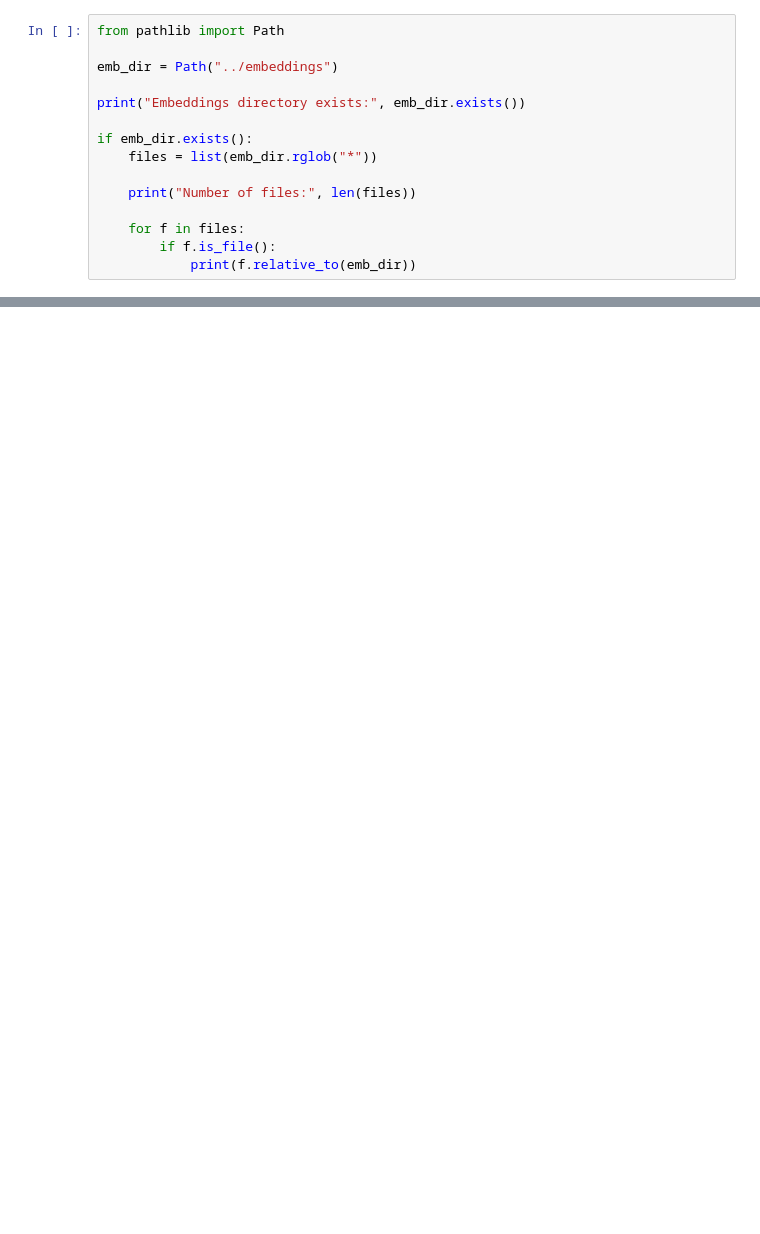
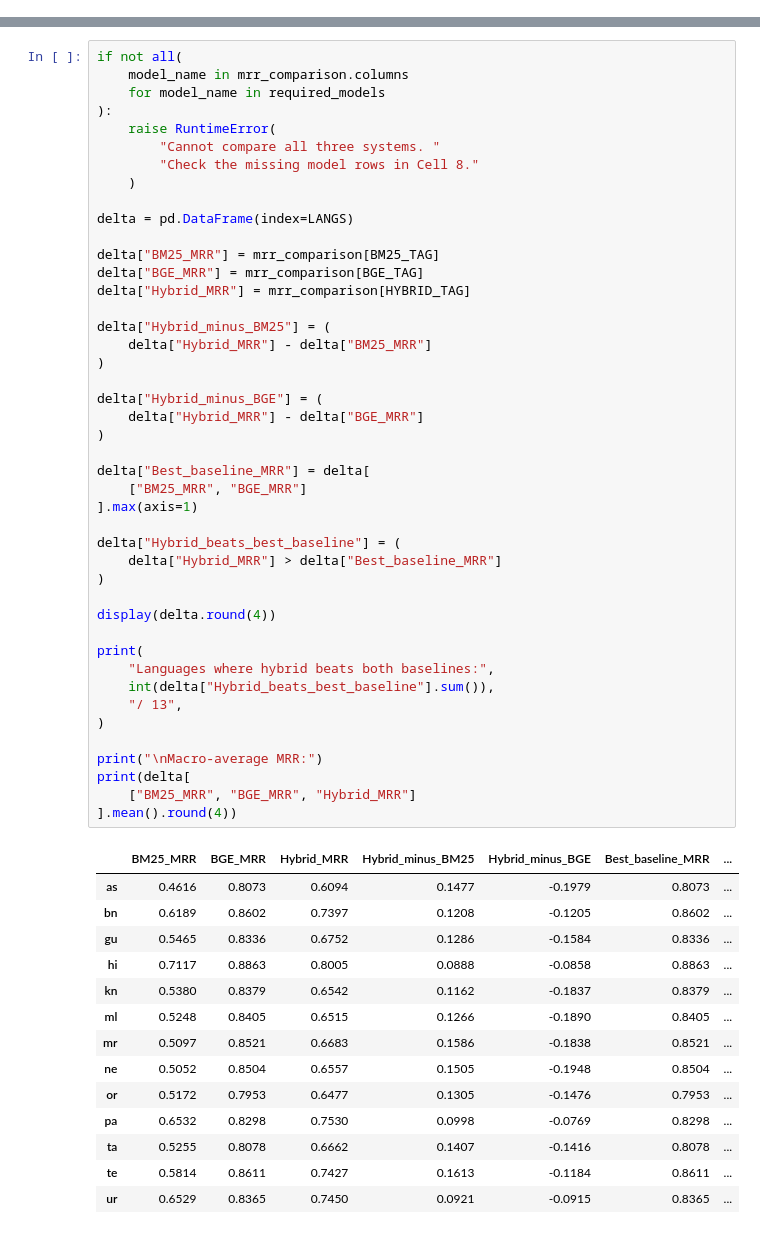
Before and after one commit to iamsan06/multilingual_rag, a Jupyter notebook: baseline/hybrid_rrf.ipynb, the cells around one changed output, grey strips where cells are left out. Cells and saved outputs as stored; diff of their text form; blank space fills up the shorter version.

```diff
--- a/baseline/hybrid_rrf.ipynb
+++ b/baseline/hybrid_rrf.ipynb
@@ -153,15 +0,0 @@ dict_keys(['model', 'language', 'num_queries', 'corpus_size', 'mrr', 'recall@1',
-# %%
-from pathlib import Path
-
-emb_dir = Path("../embeddings")
-
-print("Embeddings directory exists:", emb_dir.exists())
-
-if emb_dir.exists():
-    files = list(emb_dir.rglob("*"))
-
-    print("Number of files:", len(files))
-
-    for f in files:
-        if f.is_file():
-            print(f.relative_to(emb_dir))
@@ -185,0 +532,59 @@ muril_ur_q.npy
+# %%
+if not all(
+    model_name in mrr_comparison.columns
+    for model_name in required_models
+):
+    raise RuntimeError(
+        "Cannot compare all three systems. "
+        "Check the missing model rows in Cell 8."
+    )
+
+delta = pd.DataFrame(index=LANGS)
+
+delta["BM25_MRR"] = mrr_comparison[BM25_TAG]
+delta["BGE_MRR"] = mrr_comparison[BGE_TAG]
+delta["Hybrid_MRR"] = mrr_comparison[HYBRID_TAG]
+
+delta["Hybrid_minus_BM25"] = (
+    delta["Hybrid_MRR"] - delta["BM25_MRR"]
+)
+
+delta["Hybrid_minus_BGE"] = (
+    delta["Hybrid_MRR"] - delta["BGE_MRR"]
+)
+
+delta["Best_baseline_MRR"] = delta[
+    ["BM25_MRR", "BGE_MRR"]
+].max(axis=1)
+
+delta["Hybrid_beats_best_baseline"] = (
+    delta["Hybrid_MRR"] > delta["Best_baseline_MRR"]
+)
+
+display(delta.round(4))
+
+print(
+    "Languages where hybrid beats both baselines:",
+    int(delta["Hybrid_beats_best_baseline"].sum()),
+    "/ 13",
+)
+
+print("\nMacro-average MRR:")
+print(delta[
+    ["BM25_MRR", "BGE_MRR", "Hybrid_MRR"]
+].mean().round(4))
+# %% [output]
+|  | BM25_MRR | BGE_MRR | Hybrid_MRR | Hybrid_minus_BM25 | Hybrid_minus_BGE | Best_baseline_MRR | ... |
+| as | 0.4616 | 0.8073 | 0.6094 | 0.1477 | -0.1979 | 0.8073 | ... |
+| bn | 0.6189 | 0.8602 | 0.7397 | 0.1208 | -0.1205 | 0.8602 | ... |
+| gu | 0.5465 | 0.8336 | 0.6752 | 0.1286 | -0.1584 | 0.8336 | ... |
+| hi | 0.7117 | 0.8863 | 0.8005 | 0.0888 | -0.0858 | 0.8863 | ... |
+| kn | 0.5380 | 0.8379 | 0.6542 | 0.1162 | -0.1837 | 0.8379 | ... |
+| ml | 0.5248 | 0.8405 | 0.6515 | 0.1266 | -0.1890 | 0.8405 | ... |
+| mr | 0.5097 | 0.8521 | 0.6683 | 0.1586 | -0.1838 | 0.8521 | ... |
+| ne | 0.5052 | 0.8504 | 0.6557 | 0.1505 | -0.1948 | 0.8504 | ... |
+| or | 0.5172 | 0.7953 | 0.6477 | 0.1305 | -0.1476 | 0.7953 | ... |
+| pa | 0.6532 | 0.8298 | 0.7530 | 0.0998 | -0.0769 | 0.8298 | ... |
+| ta | 0.5255 | 0.8078 | 0.6662 | 0.1407 | -0.1416 | 0.8078 | ... |
+| te | 0.5814 | 0.8611 | 0.7427 | 0.1613 | -0.1184 | 0.8611 | ... |
+| ur | 0.6529 | 0.8365 | 0.7450 | 0.0921 | -0.0915 | 0.8365 | ... |
```
Also changed, not shown: parts of 15 cells of this notebook, 1 other file.
